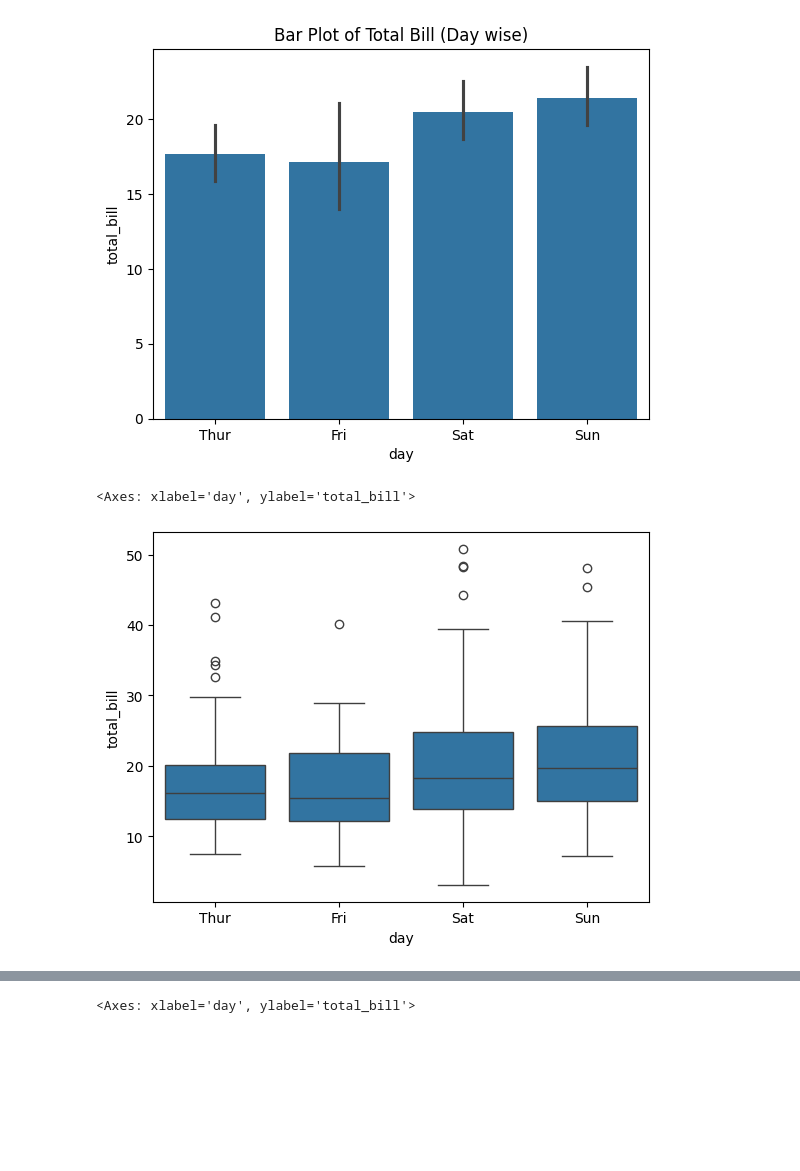
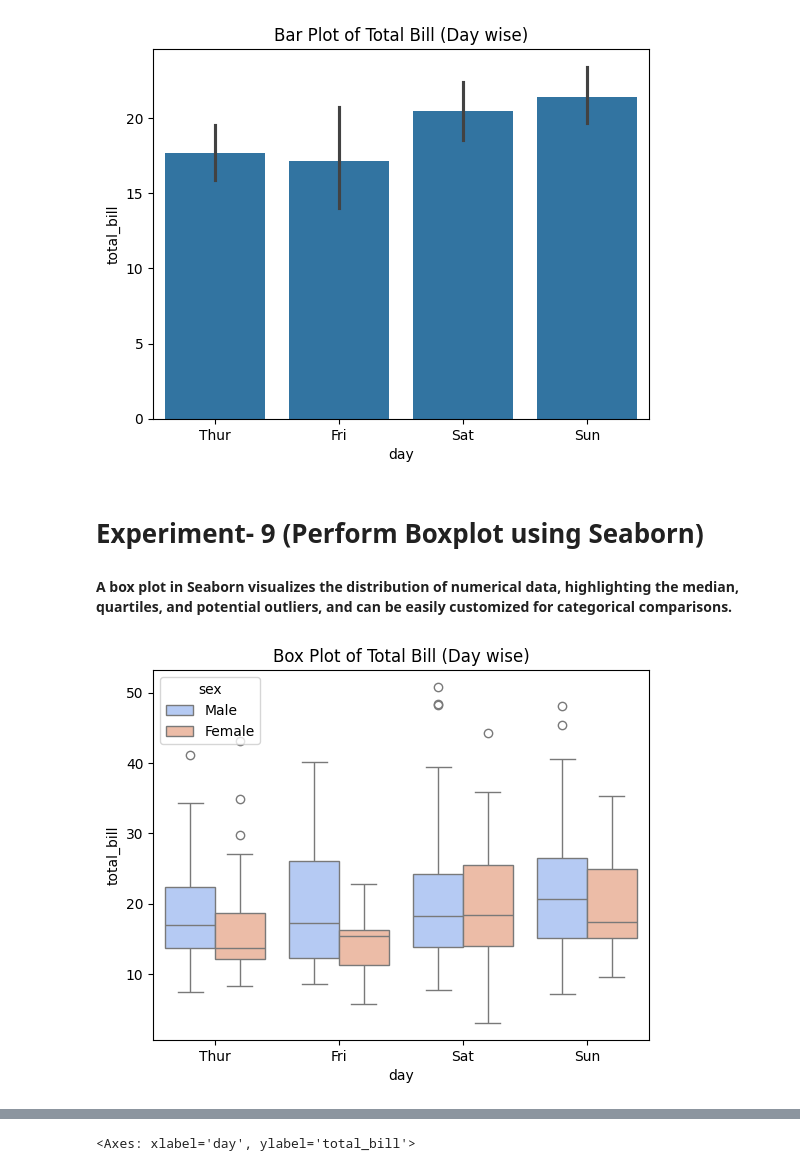
Before and after one commit to manishparihar3618/Data-Analysis, a Jupyter notebook: data_visualization/seaborn.ipynb, the cells around one changed output, grey strips where cells are left out. Drawn from its saved outputs; the diff is of its cells as text; code cells hidden in the pictures; blank space fills up the shorter version.

```diff
--- a/data_visualization/seaborn.ipynb
+++ b/data_visualization/seaborn.ipynb
@@ -53,8 +58,14 @@ plt.title("Bar Plot of Total Bill (Day wise)")
 plt.show()
 # %% [output]
 [figure]
+# %% [markdown]
+# Experiment- 9 (Perform Boxplot using Seaborn)
+#### A box plot in Seaborn visualizes the distribution of numerical data, highlighting the median, quartiles, and potential outliers, and can be easily customized for categorical comparisons.
 # %%
-sns.boxplot(x="day",y="total_bill",data=tips)
+sns.boxplot(x="day",y="total_bill",data=tips,hue="sex",palette="coolwarm")
+plt.title("Box Plot of Total Bill (Day wise)")
+# hue is used to separate the data based on a categorical variable, in this case, 'sex'. The palette argument is used to specify the color scheme for the plot.
+# palette="coolwarm" means that the colors will transition from cool colors (like blue) to warm colors (like red) based on the categories in the 'sex' variable.
+plt.show()
 # %% [output]
-<Axes: xlabel='day', ylabel='total_bill'>
-[figure, old version]
+[figure, new version]
```
Also changed, not shown: parts of 8 cells of this notebook, 6 other files.
